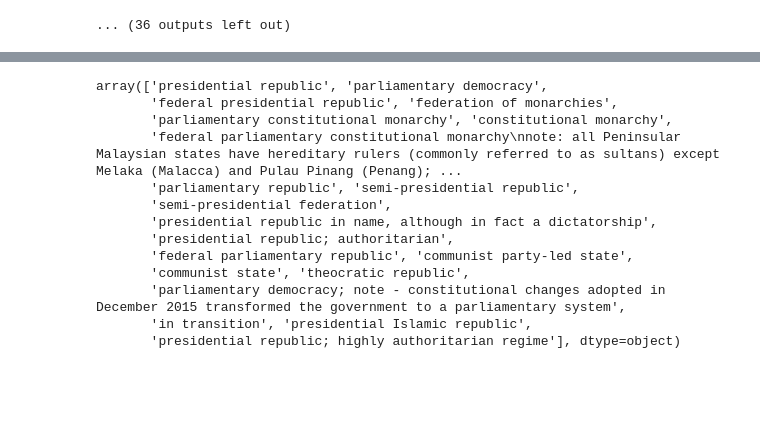
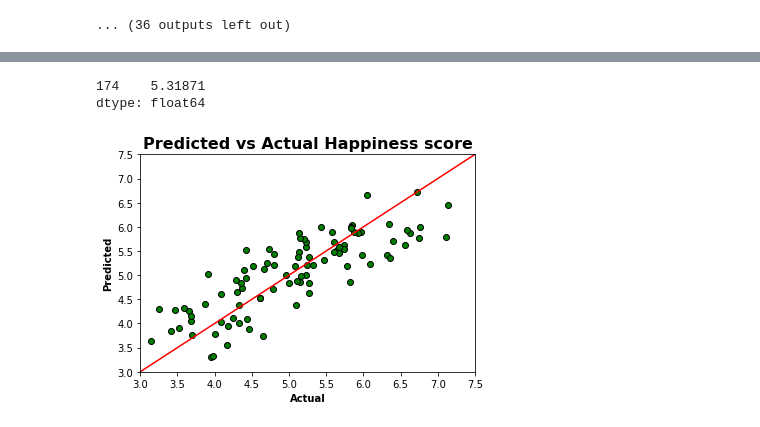
Before and after one commit to DavidObembe/Blue-Barracudas-group-2-, a Jupyter notebook: Clean Merge.ipynb, the cells around one changed output, grey strips where cells are left out. Cells and saved outputs as stored; diff of their text form; code cells hidden in the pictures; blank space fills up the shorter version.

Commit message:
fixed bug. saved figures to png

```diff
--- a/Clean Merge.ipynb
+++ b/Clean Merge.ipynb
@@ -396,16 +377,19 @@ unhappy
-# %%
-merge_df.governmenttype.unique()
-# %% [output]
-array(['presidential republic', 'parliamentary democracy',
-       'federal presidential republic', 'federation of monarchies',
-       'parliamentary constitutional monarchy', 'constitutional monarchy',
-       'federal parliamentary constitutional monarchy\nnote: all Peninsular Malaysian states have hereditary rulers (commonly referred to as sultans) except Melaka (Malacca) and Pulau Pinang (Penang); ...
-       'parliamentary republic', 'semi-presidential republic',
-       'semi-presidential federation',
-       'presidential republic in name, although in fact a dictatorship',
-       'presidential republic; authoritarian',
-       'federal parliamentary republic', 'communist party-led state',
-       'communist state', 'theocratic republic',
-       'parliamentary democracy; note - constitutional changes adopted in December 2015 transformed the government to a parliamentary system',
-       'in transition', 'presidential Islamic republic',
-       'presidential republic; highly authoritarian regime'], dtype=object)
+# %%
+barbadospredict= sm.add_constant(barbadospredict, has_constant='add')
+model.predict(barbadospredict)
+# %% [output]
+174    5.31871
+dtype: float64
+# %%
+#Predictions vs Actual Happiness Scores
+residual= merge_df["Happiness Score"]- predictions
+plt.scatter(merge_df["Happiness Score"], predictions, facecolor="green", edgecolor="black")
+plt.title('Predicted vs Actual Happiness score', fontweight="bold", fontsize=16)
+plt.xlabel('Actual', fontweight='bold')
+plt.ylabel('Predicted', fontweight ='bold')
+plt.xlim(3,7.5)
+plt.ylim(3,7.5)
+plt.plot([3,7.5],[3,7.5], color="red")
+plt.savefig('Images/Predicted_Actual.png')
+# %% [output]
+[figure, added]
```
Also changed, not shown: parts of 24 cells of this notebook, 2 other files.
